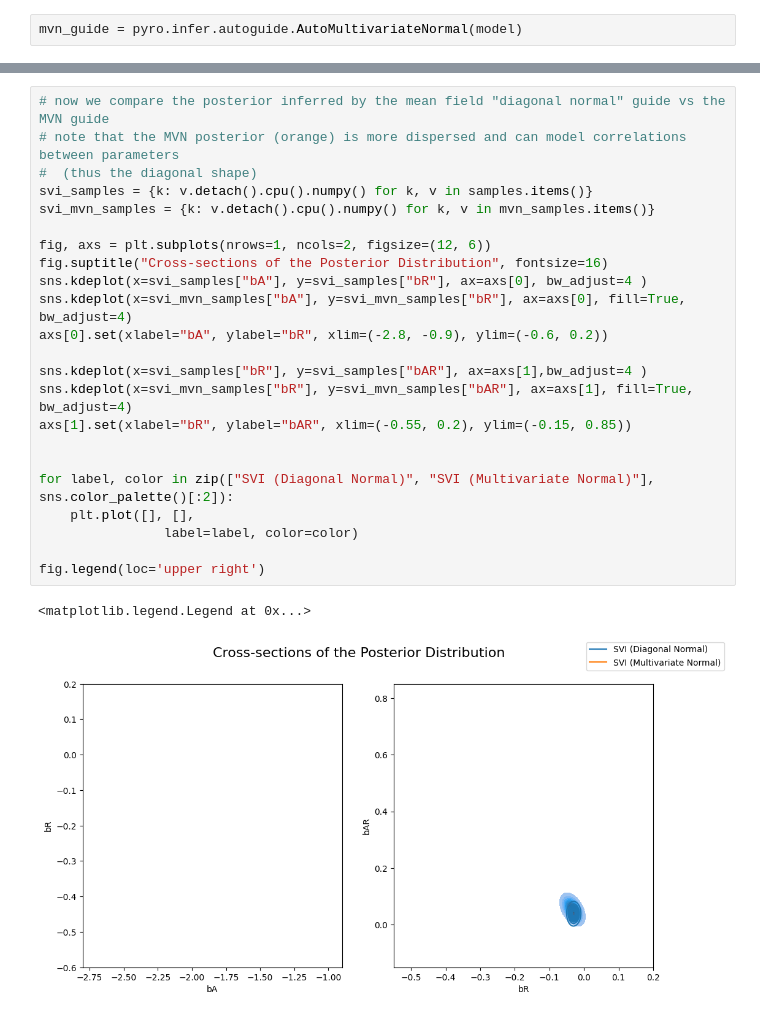
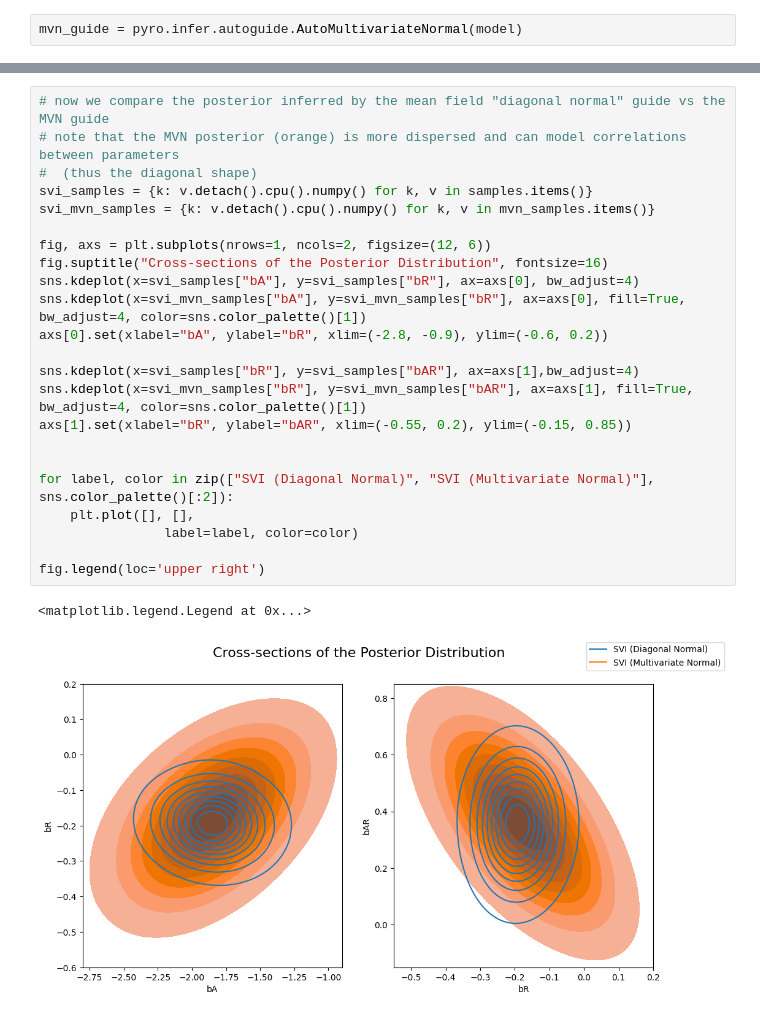
Before and after one commit to nlapier2/pyro_pytorch_tutorials, a Jupyter notebook: pyro_tutorial.ipynb, the cells around one changed output, grey strips where cells are left out. Cells and saved outputs as stored; diff of their text form.

Commit message:
fixed plot bugs

```diff
--- a/pyro_tutorial.ipynb
+++ b/pyro_tutorial.ipynb
@@ -328,29 +328,29 @@ Elbo loss: -104.16663581132889
 # %%
 # now we compare the posterior inferred by the mean field "diagonal normal" guide vs the MVN guide
 # note that the MVN posterior (orange) is more dispersed and can model correlations between parameters
 #  (thus the diagonal shape)
 svi_samples = {k: v.detach().cpu().numpy() for k, v in samples.items()}
 svi_mvn_samples = {k: v.detach().cpu().numpy() for k, v in mvn_samples.items()}
 
 fig, axs = plt.subplots(nrows=1, ncols=2, figsize=(12, 6))
 fig.suptitle("Cross-sections of the Posterior Distribution", fontsize=16)
-sns.kdeplot(x=svi_samples["bA"], y=svi_samples["bR"], ax=axs[0], bw_adjust=4 )
-sns.kdeplot(x=svi_mvn_samples["bA"], y=svi_mvn_samples["bR"], ax=axs[0], fill=True, bw_adjust=4)
+sns.kdeplot(x=svi_samples["bA"], y=svi_samples["bR"], ax=axs[0], bw_adjust=4)
+sns.kdeplot(x=svi_mvn_samples["bA"], y=svi_mvn_samples["bR"], ax=axs[0], fill=True, bw_adjust=4, color=sns.color_palette()[1])
 axs[0].set(xlabel="bA", ylabel="bR", xlim=(-2.8, -0.9), ylim=(-0.6, 0.2))
 
-sns.kdeplot(x=svi_samples["bR"], y=svi_samples["bAR"], ax=axs[1],bw_adjust=4 )
-sns.kdeplot(x=svi_mvn_samples["bR"], y=svi_mvn_samples["bAR"], ax=axs[1], fill=True, bw_adjust=4)
+sns.kdeplot(x=svi_samples["bR"], y=svi_samples["bAR"], ax=axs[1],bw_adjust=4)
+sns.kdeplot(x=svi_mvn_samples["bR"], y=svi_mvn_samples["bAR"], ax=axs[1], fill=True, bw_adjust=4, color=sns.color_palette()[1])
 axs[1].set(xlabel="bR", ylabel="bAR", xlim=(-0.55, 0.2), ylim=(-0.15, 0.85))
 
 
 for label, color in zip(["SVI (Diagonal Normal)", "SVI (Multivariate Normal)"], sns.color_palette()[:2]):
     plt.plot([], [],
                 label=label, color=color)
 
 fig.legend(loc='upper right')
 # %% [output]
 <matplotlib.legend.Legend at 0x...>
-[figure, old version]
+[figure, new version]
 # %%
 # now we redo our histogram showing the posterior uncertainty of the ruggedness-GDP coefficient
 #   inside and outside africa.
```
Also changed, not shown: parts of 9 cells of this notebook.
